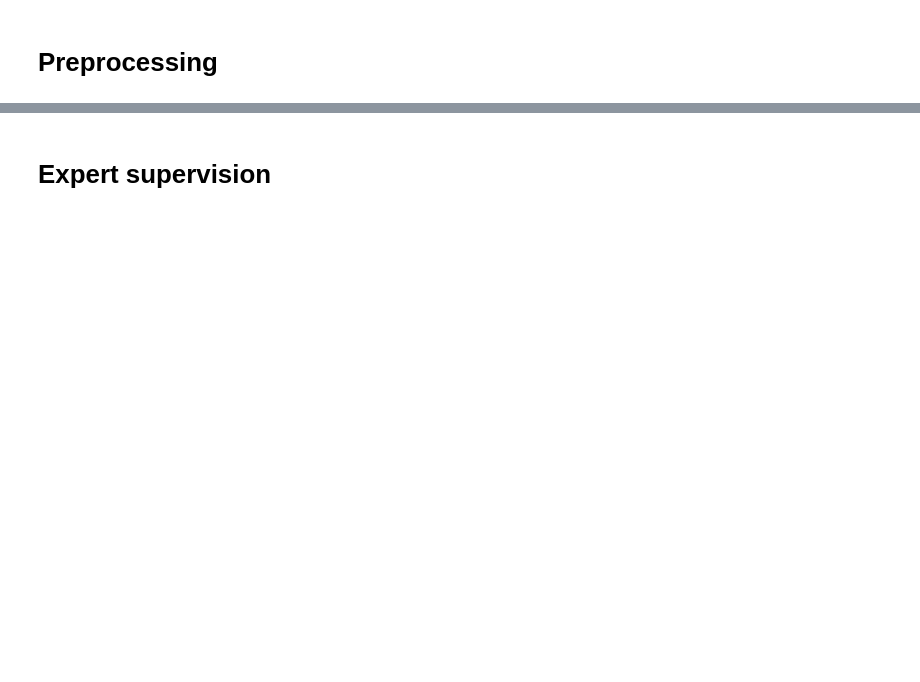
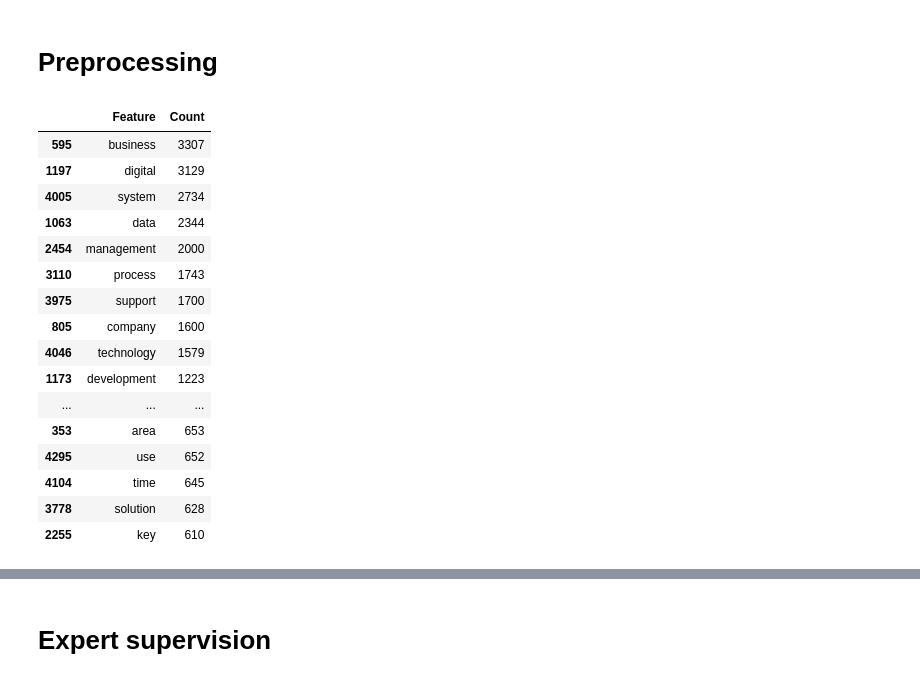
Before and after one commit to roughhawkbit/digi-inno-road-prod, a Jupyter notebook: analysis/6_BERT_approach.ipynb, the cells around one changed output, grey strips where cells are left out. Drawn from its saved outputs; the diff is of its cells as text; code cells hidden in the pictures; blank space fills up the shorter version.

```diff
--- a/analysis/6_BERT_approach.ipynb
+++ b/analysis/6_BERT_approach.ipynb
@@ -134,3 +106,23 @@ features_df = pd.DataFrame({
     "Feature": feature_names,
     "Count": transform_array.sum(axis=0).getA1()
 })
+# %%
+features_df.sort_values('Count', ascending=False)[:30]
+# %% [output]
+|  | Feature | Count |
+| 595 | business | 3307 |
+| 1197 | digital | 3129 |
+| 4005 | system | 2734 |
+| 1063 | data | 2344 |
+| 2454 | management | 2000 |
+| 3110 | process | 1743 |
+| 3975 | support | 1700 |
+| 805 | company | 1600 |
+| 4046 | technology | 1579 |
+| 1173 | development | 1223 |
+| ... | ... | ... |
+| 353 | area | 653 |
+| 4295 | use | 652 |
+| 4104 | time | 645 |
+| 3778 | solution | 628 |
+| 2255 | key | 610 |
```
Also changed, not shown: parts of 8 cells of this notebook.
